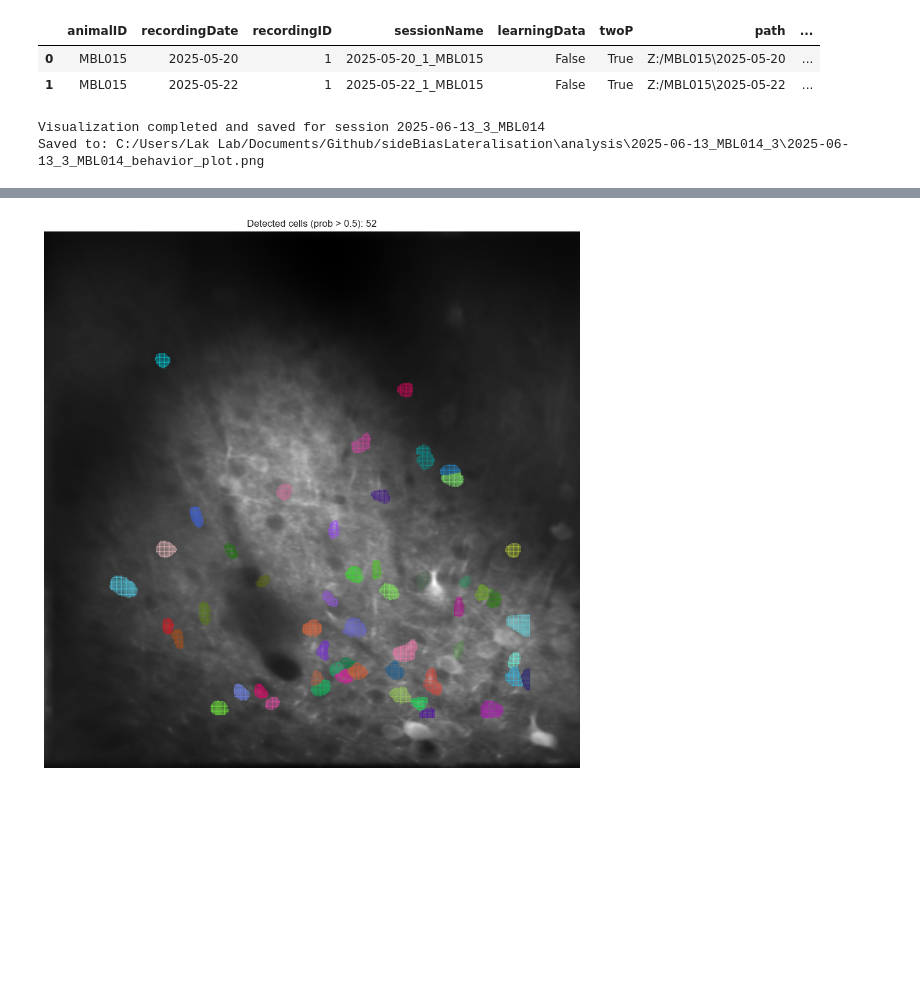
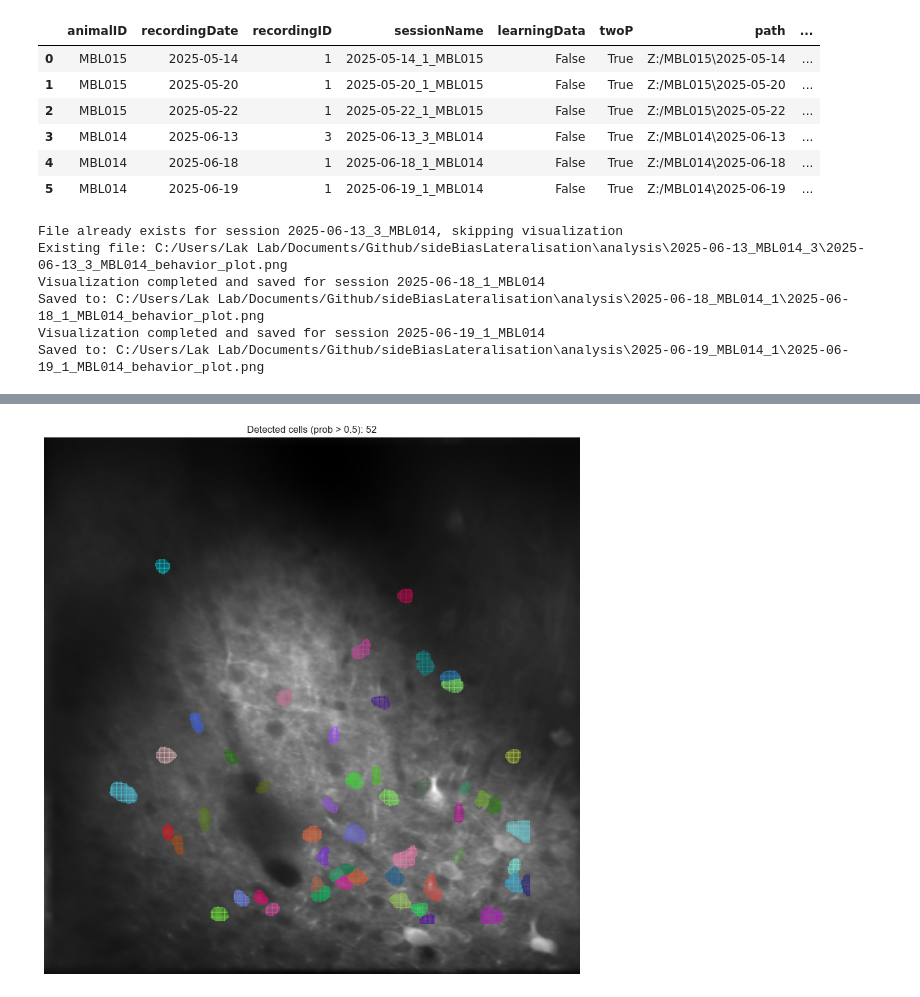
Before and after one commit to huriyeatg/sideBiasLateralisation, a Jupyter notebook: sideBiasLateralisation_preprocessing.ipynb, the cells around one changed output, grey strips where cells are left out. Drawn from its saved outputs; the diff is of its cells as text; code cells hidden in the pictures; blank space fills up the shorter version.

```diff
--- a/sideBiasLateralisation_preprocessing.ipynb
+++ b/sideBiasLateralisation_preprocessing.ipynb
@@ -50,15 +50,19 @@ Matlab engine is set correctly.
 # %%
 # List of sessions to filter
-#specific_expRefs = ['2025-05-16_1_MBL015', '2025-05-20_1_MBL015', '2025-05-22_1_MBL015', '2025-05-14_1_MBL015']
-specific_expRefs = ['2025-05-20_1_MBL015', '2025-05-22_1_MBL015']
-#specific_expRefs = ['2025-06-13_3_MBL014']
+#specific_expRefs = ['2025-05-20_1_MBL015', '2025-05-22_1_MBL015', '2025-05-14_1_MBL015']
+#specific_expRefs = ['2025-06-13_3_MBL014', '2025-06-18_1_MBL014', '2025-06-19_1_MBL014']
+specific_expRefs = ['2025-06-13_3_MBL014', '2025-06-18_1_MBL014', '2025-06-19_1_MBL014', '2025-05-20_1_MBL015', '2025-05-22_1_MBL015', '2025-05-14_1_MBL015']
 # Filter the recording list to include only the specified sessions
 info.recordingList = info.recordingList[info.recordingList['sessionName'].isin(specific_expRefs)].reset_index(drop=True)
 info.recordingList
 # %% [output]
 |  | animalID | recordingDate | recordingID | sessionName | learningData | twoP | path | ... |
-| 0 | MBL015 | 2025-05-20 | 1 | 2025-05-20_1_MBL015 | False | True | Z:/MBL015\2025-05-20 | ... |
-| 1 | MBL015 | 2025-05-22 | 1 | 2025-05-22_1_MBL015 | False | True | Z:/MBL015\2025-05-22 | ... |
+| 0 | MBL015 | 2025-05-14 | 1 | 2025-05-14_1_MBL015 | False | True | Z:/MBL015\2025-05-14 | ... |
+| 1 | MBL015 | 2025-05-20 | 1 | 2025-05-20_1_MBL015 | False | True | Z:/MBL015\2025-05-20 | ... |
+| 2 | MBL015 | 2025-05-22 | 1 | 2025-05-22_1_MBL015 | False | True | Z:/MBL015\2025-05-22 | ... |
+| 3 | MBL014 | 2025-06-13 | 3 | 2025-06-13_3_MBL014 | False | True | Z:/MBL014\2025-06-13 | ... |
+| 4 | MBL014 | 2025-06-18 | 1 | 2025-06-18_1_MBL014 | False | True | Z:/MBL014\2025-06-18 | ... |
+| 5 | MBL014 | 2025-06-19 | 1 | 2025-06-19_1_MBL014 | False | True | Z:/MBL014\2025-06-19 | ... |
 # %%
 #2>  create + save beh fig
 
@@ -88,8 +92,12 @@ for ind, recordingDate in enumerate(info.recordingList.recordingDate):
         except Exception as e:
             print(f"Error when running visualiseTrainingGrating2AFC: {str(e)}")
 # %% [output]
-Visualization completed and saved for session 2025-06-13_3_MBL014
-Saved to: C:/Users/Lak Lab/Documents/Github/sideBiasLateralisation\analysis\2025-06-13_MBL014_3\2025-06-13_3_MBL014_behavior_plot.png
+File already exists for session 2025-06-13_3_MBL014, skipping visualization
+Existing file: C:/Users/Lak Lab/Documents/Github/sideBiasLateralisation\analysis\2025-06-13_MBL014_3\2025-06-13_3_MBL014_behavior_plot.png
+Visualization completed and saved for session 2025-06-18_1_MBL014
+Saved to: C:/Users/Lak Lab/Documents/Github/sideBiasLateralisation\analysis\2025-06-18_MBL014_1\2025-06-18_1_MBL014_behavior_plot.png
+Visualization completed and saved for session 2025-06-19_1_MBL014
+Saved to: C:/Users/Lak Lab/Documents/Github/sideBiasLateralisation\analysis\2025-06-19_MBL014_1\2025-06-19_1_MBL014_behavior_plot.png
 # %%
 #3> Extract PAQ data and create imaging frames file
 import sys
```
Also changed, not shown: parts of 7 cells of this notebook, 2 other files.
